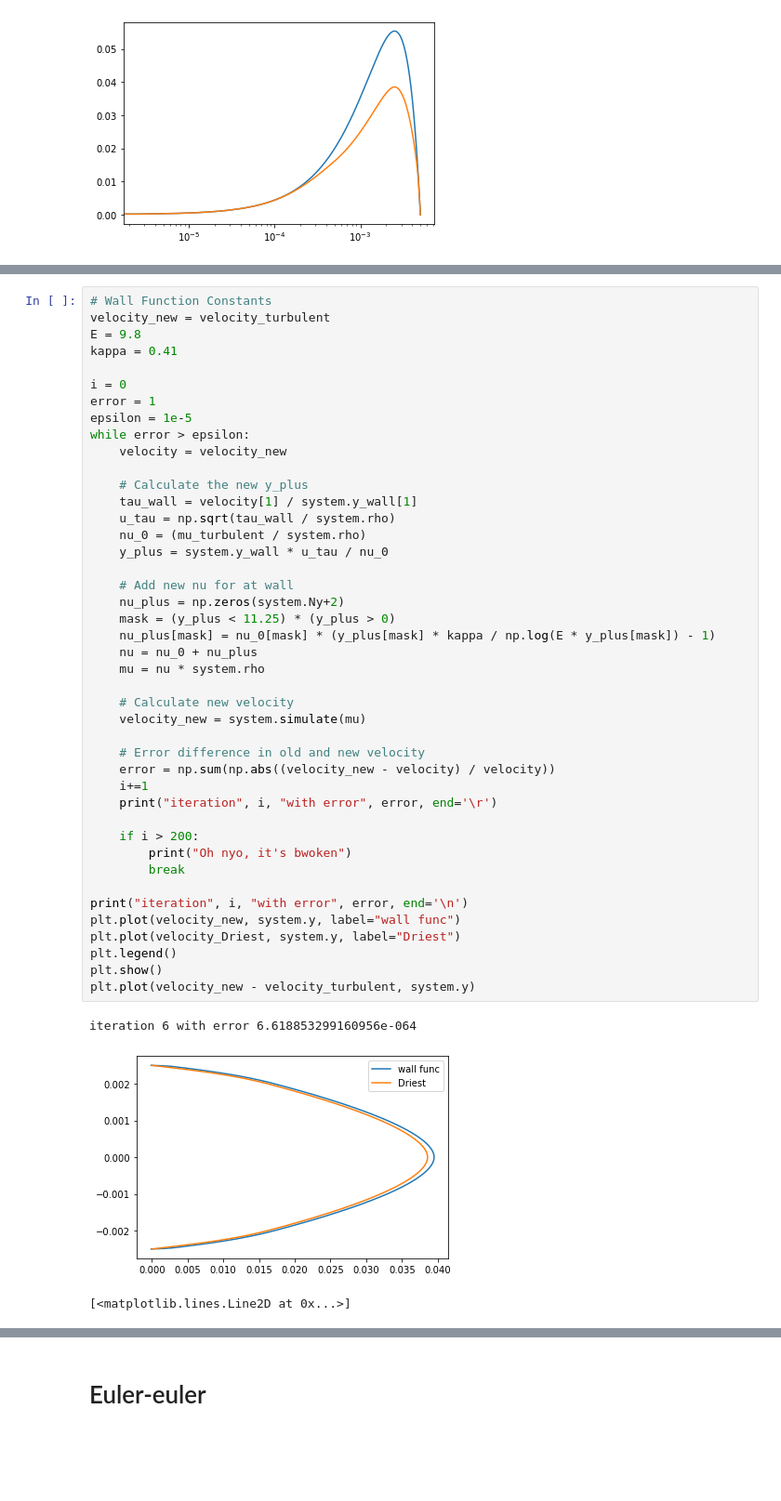
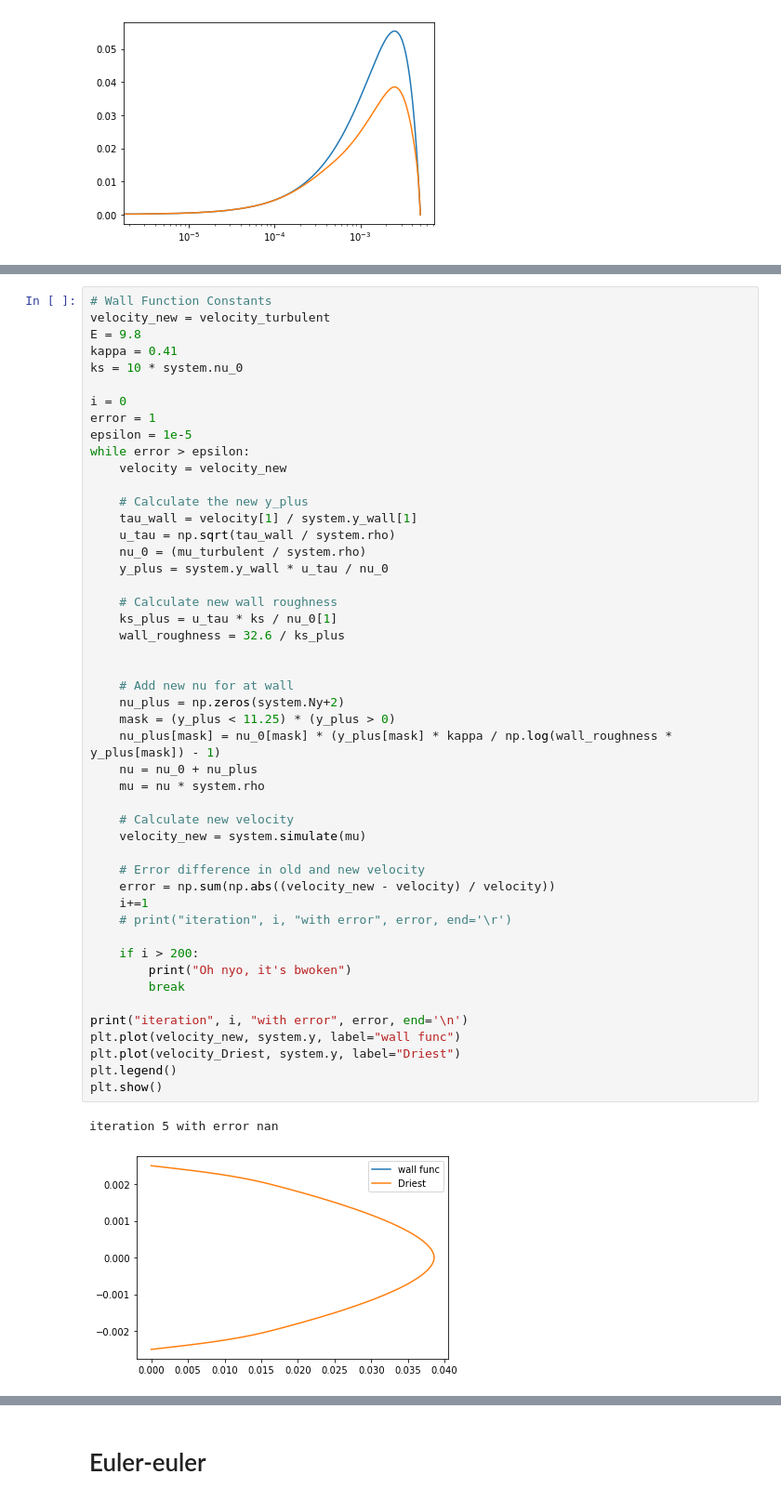
Before and after one commit to Toothpastefairy/comp_multphase_flow, a Jupyter notebook: bloodyguys.ipynb, the cells around one changed output, grey strips where cells are left out. Shown: that part at 93% size. Saved outputs shown, nothing was run; the diff lists cells and outputs as text; blank space fills up the shorter version.

Commit message:
add variable walll roughness

```diff
--- a/bloodyguys.ipynb
+++ b/bloodyguys.ipynb
@@ -199,6 +250,7 @@ iteration 13 with error 0.007561835035975784
 velocity_new = velocity_turbulent
 E = 9.8
 kappa = 0.41
+ks = 10 * system.nu_0
 
 i = 0
 error = 1
@@ -208,36 +260,39 @@ while error > epsilon:
 
     # Calculate the new y_plus
     tau_wall = velocity[1] / system.y_wall[1]
     u_tau = np.sqrt(tau_wall / system.rho)
     nu_0 = (mu_turbulent / system.rho)
     y_plus = system.y_wall * u_tau / nu_0
 
+    # Calculate new wall roughness
+    ks_plus = u_tau * ks / nu_0[1]
+    wall_roughness = 32.6 / ks_plus
+
+
     # Add new nu for at wall
     nu_plus = np.zeros(system.Ny+2)
     mask = (y_plus < 11.25) * (y_plus > 0)
-    nu_plus[mask] = nu_0[mask] * (y_plus[mask] * kappa / np.log(E * y_plus[mask]) - 1)
+    nu_plus[mask] = nu_0[mask] * (y_plus[mask] * kappa / np.log(wall_roughness * y_plus[mask]) - 1)
     nu = nu_0 + nu_plus
     mu = nu * system.rho
 
     # Calculate new velocity
     velocity_new = system.simulate(mu)
 
     # Error difference in old and new velocity
     error = np.sum(np.abs((velocity_new - velocity) / velocity))
     i+=1
-    print("iteration", i, "with error", error, end='\r')
+    # print("iteration", i, "with error", error, end='\r')
 
     if i > 200:
         print("Oh nyo, it's bwoken")
         break
 
 print("iteration", i, "with error", error, end='\n')
 plt.plot(velocity_new, system.y, label="wall func")
 plt.plot(velocity_Driest, system.y, label="Driest")
 plt.legend()
 plt.show()
-plt.plot(velocity_new - velocity_turbulent, system.y)
 # %% [output]
-iteration 6 with error 6.618853299160956e-064
+iteration 5 with error nan
-[figure, old version]
+[figure, new version]
-[<matplotlib.lines.Line2D at 0x...>]
```
Also changed, not shown: parts of 2 cells of this notebook.
